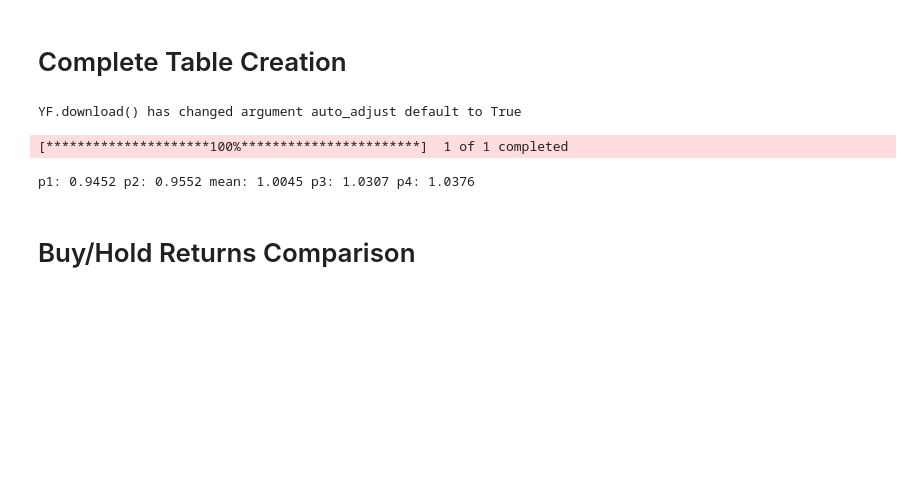
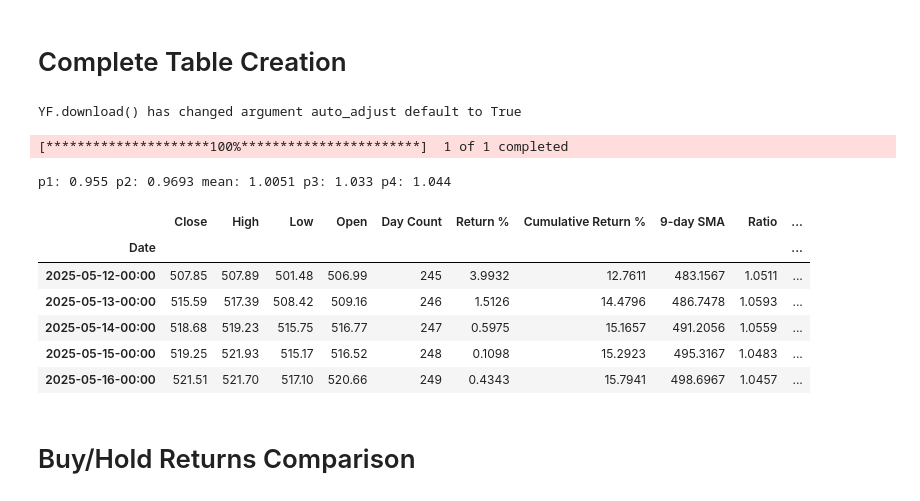
Before and after one commit to FilBillions/Mean_Reversion, a Jupyter notebook: Mean_Reversion_Model.ipynb, the cells around one changed output. Drawn from its saved outputs; the diff is of its cells as text; code cells hidden in the pictures; blank space fills up the shorter version.

```diff
--- a/Mean_Reversion_Model.ipynb
+++ b/Mean_Reversion_Model.ipynb
@@ -14,13 +14,20 @@ Downloading Data:
 # %% [markdown]
 # Complete Table Creation
 # %%
-test = Mean_Rev_BackTest(ma1 = 9, ticker = "QQQ", start = "2024-05-02", end = str(date.today() - timedelta(1)), interval = "1d")
+test = Mean_Rev_BackTest(ma1 = 9, ticker = "QQQ", start = "2024-05-19", end = str(date.today() - timedelta(1)), interval = "1d")
 # input probabilities
-test.run_algo(p1 = 2.5, p2 = 5, mean = 50, p3 = 90, p4 = 95, print_table=False)
+test.print_table()
 # %% [output]
 YF.download() has changed argument auto_adjust default to True
 [*********************100%***********************]  1 of 1 completed
-p1: 0.9452 p2: 0.9552 mean: 1.0045 p3: 1.0307 p4: 1.0376
+p1: 0.955 p2: 0.9693 mean: 1.0051 p3: 1.033 p4: 1.044
+|  | Close | High | Low | Open | Day Count | Return % | Cumulative Return % | 9-day SMA | Ratio | ... |
+| Date |  |  |  |  |  |  |  |  |  | ... |
+| 2025-05-12-00:00 | 507.85 | 507.89 | 501.48 | 506.99 | 245 | 3.9932 | 12.7611 | 483.1567 | 1.0511 | ... |
+| 2025-05-13-00:00 | 515.59 | 517.39 | 508.42 | 509.16 | 246 | 1.5126 | 14.4796 | 486.7478 | 1.0593 | ... |
+| 2025-05-14-00:00 | 518.68 | 519.23 | 515.75 | 516.77 | 247 | 0.5975 | 15.1657 | 491.2056 | 1.0559 | ... |
+| 2025-05-15-00:00 | 519.25 | 521.93 | 515.17 | 516.52 | 248 | 0.1098 | 15.2923 | 495.3167 | 1.0483 | ... |
+| 2025-05-16-00:00 | 521.51 | 521.70 | 517.10 | 520.66 | 249 | 0.4343 | 15.7941 | 498.6967 | 1.0457 | ... |
 # %% [markdown]
 # Buy/Hold Returns Comparison
 # %%
```
Also changed, not shown: parts of 3 cells of this notebook, 1 other file.
